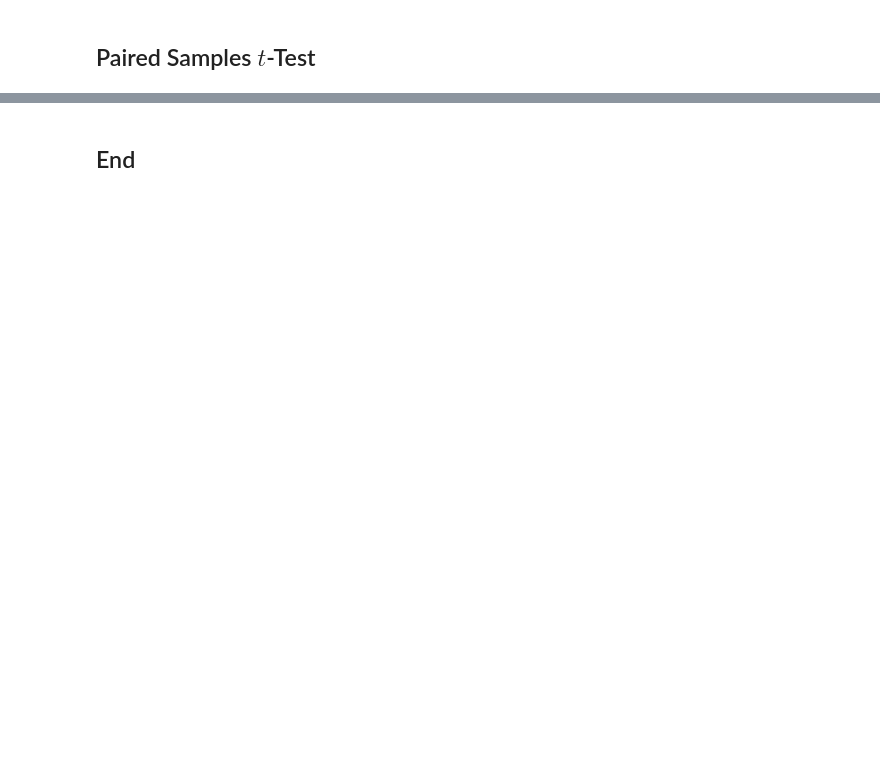
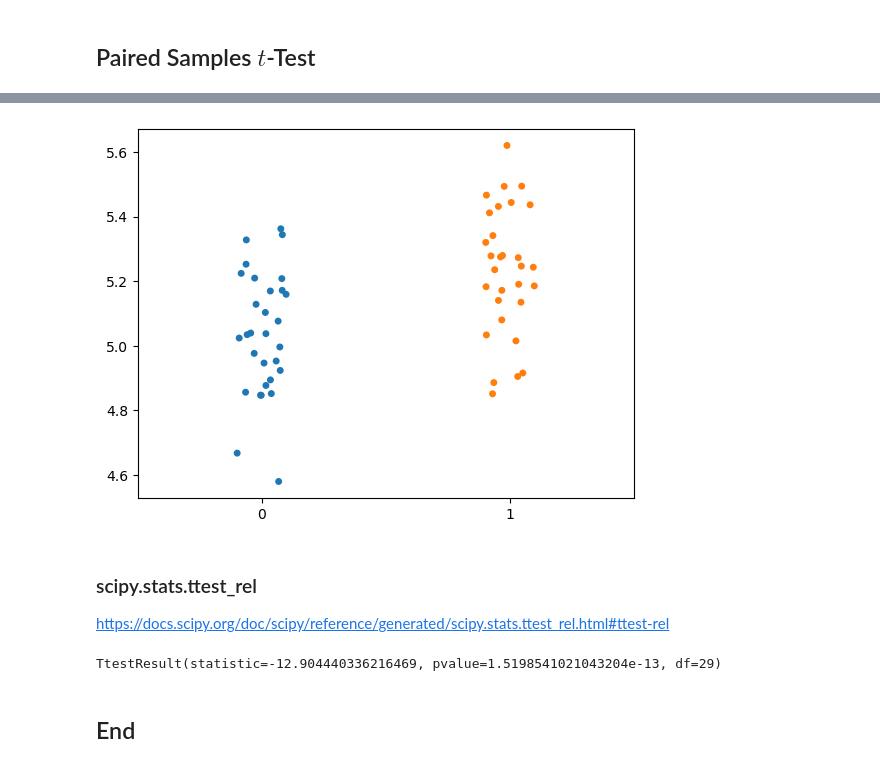
Before and after one commit to ianmcloughlin/2425_applied_statistics, a Jupyter notebook: 04_t_tests.ipynb, the cells around one changed output, grey strips where cells are left out. Drawn from its saved outputs; the diff is of its cells as text; code cells hidden in the pictures; blank space fills up the shorter version.

```diff
--- a/04_t_tests.ipynb
+++ b/04_t_tests.ipynb
@@ -81,2 +94,22 @@ TtestResult(statistic=-0.27426996344353494, pvalue=0.7848516697747219, df=58.0)
+# %%
+# A group of normally distributed values.
+group_a = np.random.normal(5, 0.2, 30)
+
+# Add normally distributed values.
+group_b = group_a + np.random.normal(0.2, 0.1, 30)
+# %%
+# Strip plot.
+sns.stripplot(data=[group_a, group_b]);
+# %% [output]
+[figure, added]
+# %% [markdown]
+### scipy.stats.ttest_rel
+
+https://docs.scipy.org/doc/scipy/reference/generated/scipy.stats.ttest_rel.html#ttest-rel
+# %%
+# Paired samples t-test.
+stats.ttest_rel(group_a, group_b)
+# %% [output]
+TtestResult(statistic=-12.904440336216469, pvalue=1.5198541021043204e-13, df=29)
 # %% [markdown]
 ## End
```
Also changed, not shown: parts of 8 cells of this notebook.
